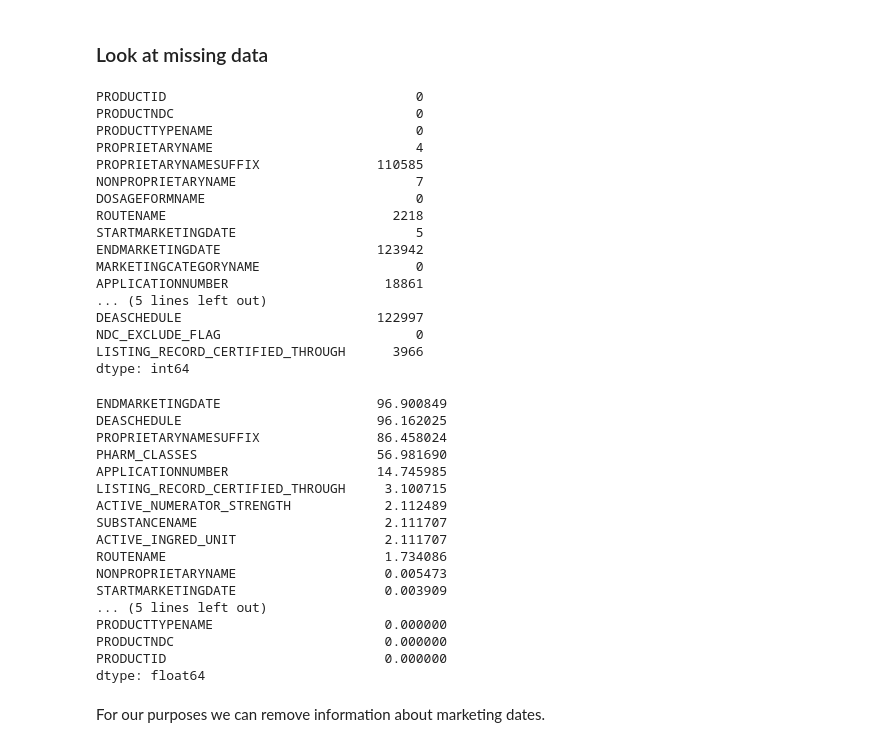
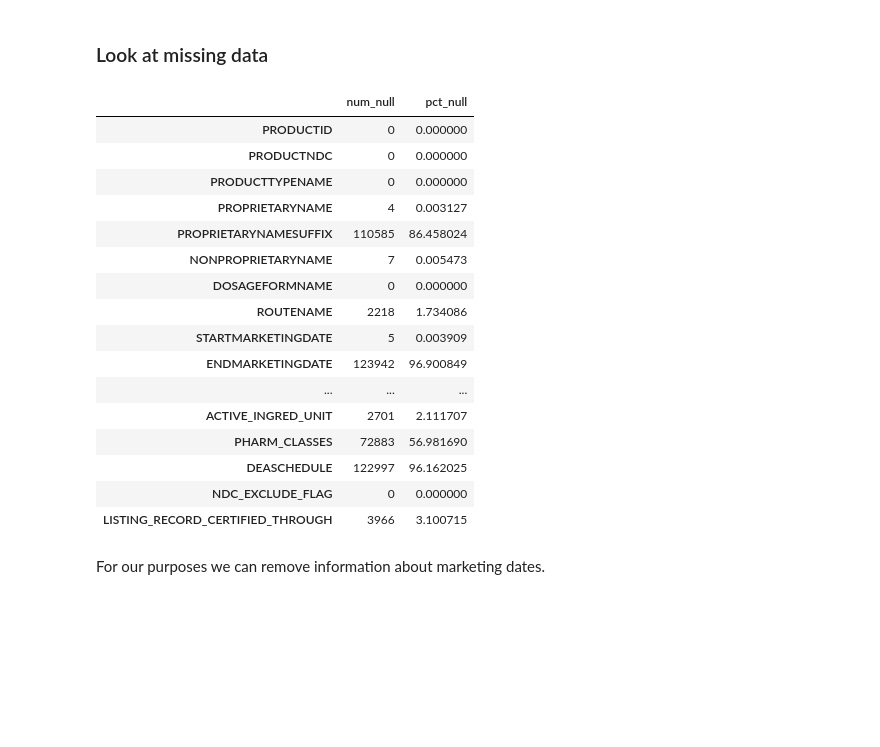
Before and after one commit to veleritas/ndc_active_ingredients, a Jupyter notebook: code/fda_ndc/clean_product_file.ipynb, the cells around one changed output. Saved outputs shown, nothing was run; the diff lists cells and outputs as text; code cells hidden in the pictures; blank space fills up the shorter version.

Commit message:
Update FDA product file cleaner
Simplify the code slightly.

```diff
--- a/code/fda_ndc/clean_product_file.ipynb
+++ b/code/fda_ndc/clean_product_file.ipynb
@@ -25,46 +25,31 @@ product.head()
 | 4 | 0002-1434_4468578a-47d2-488e-9fd4... | 0002-1434 | HUMAN PRESCRIPTION DRUG | Trulicity | NaN | Dulaglutide | ... |
 # %% [markdown]
 ### Look at missing data
-# %%
-product.isnull().sum()
-# %% [output]
-PRODUCTID                                0
-PRODUCTNDC                               0
-PRODUCTTYPENAME                          0
-PROPRIETARYNAME                          4
-PROPRIETARYNAMESUFFIX               110585
-NONPROPRIETARYNAME                       7
-DOSAGEFORMNAME                           0
-ROUTENAME                             2218
-STARTMARKETINGDATE                       5
-ENDMARKETINGDATE                    123942
-MARKETINGCATEGORYNAME                    0
-APPLICATIONNUMBER                    18861
-... (5 lines left out)
-DEASCHEDULE                         122997
-NDC_EXCLUDE_FLAG                         0
-LISTING_RECORD_CERTIFIED_THROUGH      3966
-dtype: int64
 # %%
-product.isnull().sum().divide(len(product)).multiply(100).sort_values(ascending=False)
+(product
+    .isnull()
+    .sum()
+    .to_frame("num_null")
+    .assign(pct_null = lambda df: df["num_null"].divide(len(product)).multiply(100))
+)
 # %% [output]
-ENDMARKETINGDATE                    96.900849
-DEASCHEDULE                         96.162025
-PROPRIETARYNAMESUFFIX               86.458024
-PHARM_CLASSES                       56.981690
-APPLICATIONNUMBER                   14.745985
-LISTING_RECORD_CERTIFIED_THROUGH     3.100715
-ACTIVE_NUMERATOR_STRENGTH            2.112489
-SUBSTANCENAME                        2.111707
-ACTIVE_INGRED_UNIT                   2.111707
-ROUTENAME                            1.734086
-NONPROPRIETARYNAME                   0.005473
-STARTMARKETINGDATE                   0.003909
-... (5 lines left out)
-PRODUCTTYPENAME                      0.000000
-PRODUCTNDC                           0.000000
-PRODUCTID                            0.000000
-dtype: float64
+|  | num_null | pct_null |
+| PRODUCTID | 0 | 0.000000 |
+| PRODUCTNDC | 0 | 0.000000 |
+| PRODUCTTYPENAME | 0 | 0.000000 |
+| PROPRIETARYNAME | 4 | 0.003127 |
+| PROPRIETARYNAMESUFFIX | 110585 | 86.458024 |
+| NONPROPRIETARYNAME | 7 | 0.005473 |
+| DOSAGEFORMNAME | 0 | 0.000000 |
+| ROUTENAME | 2218 | 1.734086 |
+| STARTMARKETINGDATE | 5 | 0.003909 |
+| ENDMARKETINGDATE | 123942 | 96.900849 |
+| ... | ... | ... |
+| ACTIVE_INGRED_UNIT | 2701 | 2.111707 |
+| PHARM_CLASSES | 72883 | 56.981690 |
+| DEASCHEDULE | 122997 | 96.162025 |
+| NDC_EXCLUDE_FLAG | 0 | 0.000000 |
+| LISTING_RECORD_CERTIFIED_THROUGH | 3966 | 3.100715 |
 # %% [markdown]
 For our purposes we can remove information about marketing dates.
 # %% [markdown]
```
